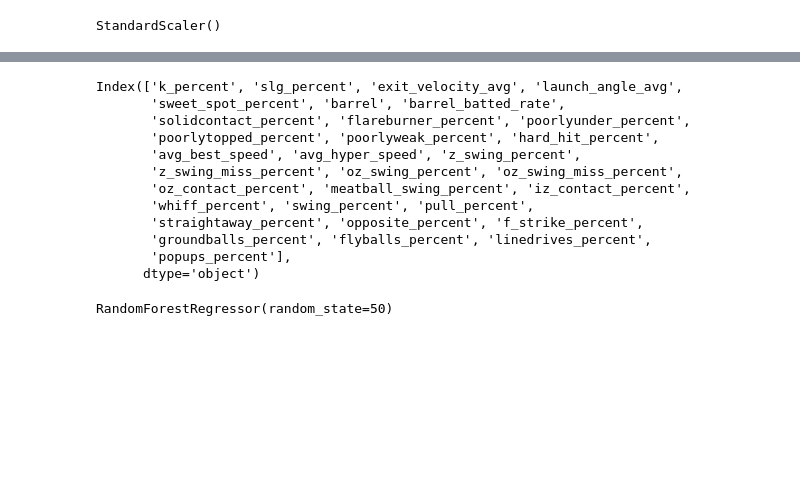
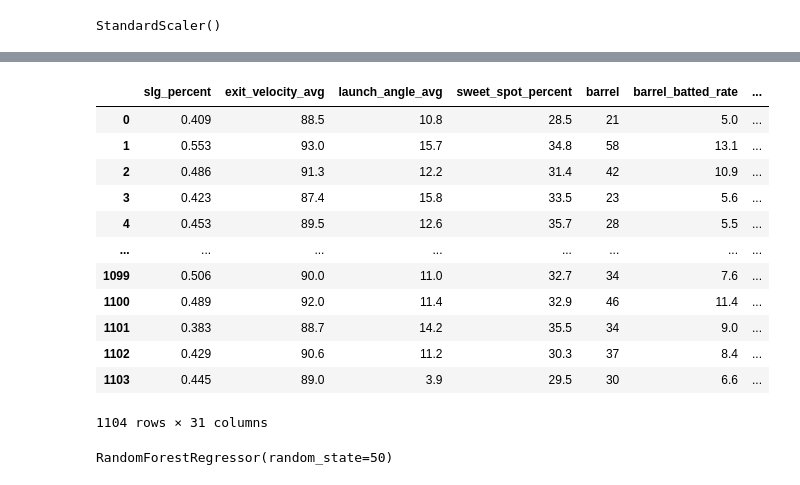
Before and after one commit to askarovamari/Project-4---Team-7, a Jupyter notebook: RandomForest.ipynb, the cells around one changed output, grey strips where cells are left out. Saved outputs shown, nothing was run; the diff lists cells and outputs as text; code cells hidden in the pictures; blank space fills up the shorter version.

```diff
--- a/RandomForest.ipynb
+++ b/RandomForest.ipynb
@@ -106,18 +123,19 @@ y = df_cleaned["batting_avg"]
 # %%
-X.columns
+X
 # %% [output]
+|  | slg_percent | exit_velocity_avg | launch_angle_avg | sweet_spot_percent | barrel | barrel_batted_rate | ... |
+| 0 | 0.409 | 88.5 | 10.8 | 28.5 | 21 | 5.0 | ... |
+| 1 | 0.553 | 93.0 | 15.7 | 34.8 | 58 | 13.1 | ... |
+| 2 | 0.486 | 91.3 | 12.2 | 31.4 | 42 | 10.9 | ... |
+| 3 | 0.423 | 87.4 | 15.8 | 33.5 | 23 | 5.6 | ... |
+| 4 | 0.453 | 89.5 | 12.6 | 35.7 | 28 | 5.5 | ... |
+| ... | ... | ... | ... | ... | ... | ... | ... |
+| 1099 | 0.506 | 90.0 | 11.0 | 32.7 | 34 | 7.6 | ... |
+| 1100 | 0.489 | 92.0 | 11.4 | 32.9 | 46 | 11.4 | ... |
+| 1101 | 0.383 | 88.7 | 14.2 | 35.5 | 34 | 9.0 | ... |
+| 1102 | 0.429 | 90.6 | 11.2 | 30.3 | 37 | 8.4 | ... |
+| 1103 | 0.445 | 89.0 | 3.9 | 29.5 | 30 | 6.6 | ... |
-Index(['k_percent', 'slg_percent', 'exit_velocity_avg', 'launch_angle_avg',
-       'sweet_spot_percent', 'barrel', 'barrel_batted_rate',
-       'solidcontact_percent', 'flareburner_percent', 'poorlyunder_percent',
-       'poorlytopped_percent', 'poorlyweak_percent', 'hard_hit_percent',
-       'avg_best_speed', 'avg_hyper_speed', 'z_swing_percent',
-       'z_swing_miss_percent', 'oz_swing_percent', 'oz_swing_miss_percent',
-       'oz_contact_percent', 'meatball_swing_percent', 'iz_contact_percent',
-       'whiff_percent', 'swing_percent', 'pull_percent',
-       'straightaway_percent', 'opposite_percent', 'f_strike_percent',
-       'groundballs_percent', 'flyballs_percent', 'linedrives_percent',
-       'popups_percent'],
-      dtype='object')
+1104 rows × 31 columns
 # %%
 #Split the data into training & testing
 X_train, X_test, y_train, y_test = train_test_split(X, y , test_size=0.2, random_state = 50)
```
Also changed, not shown: parts of 9 cells of this notebook, 6 other files.
